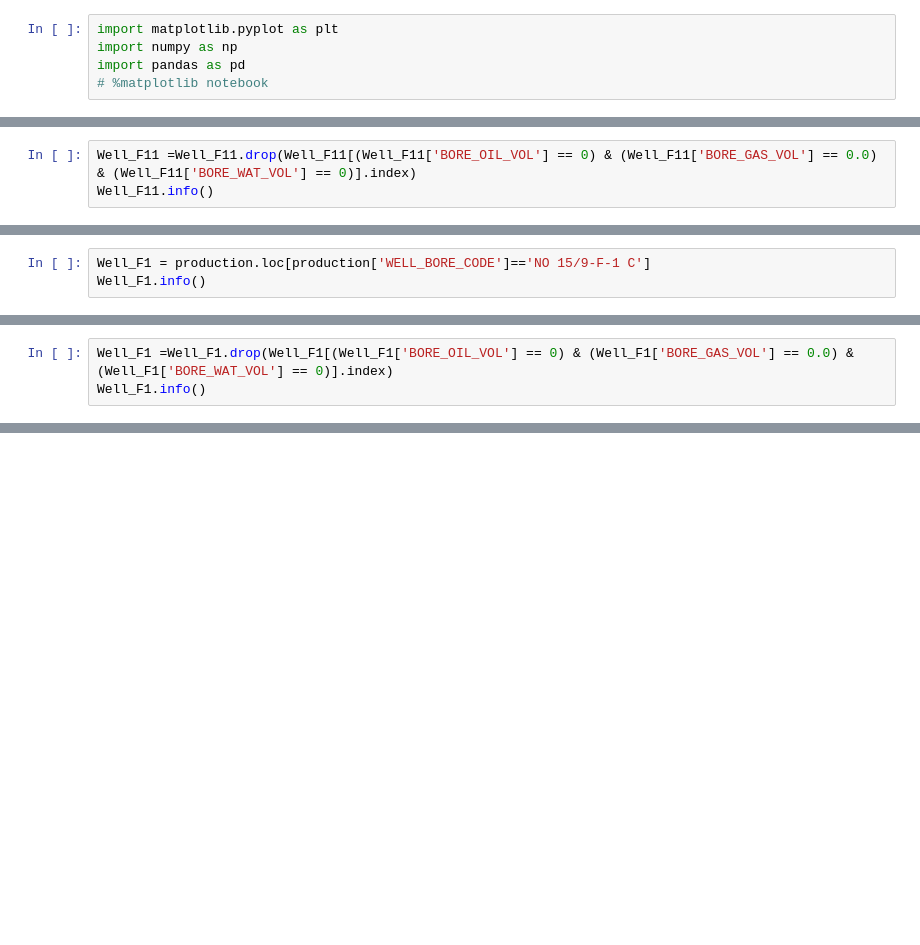
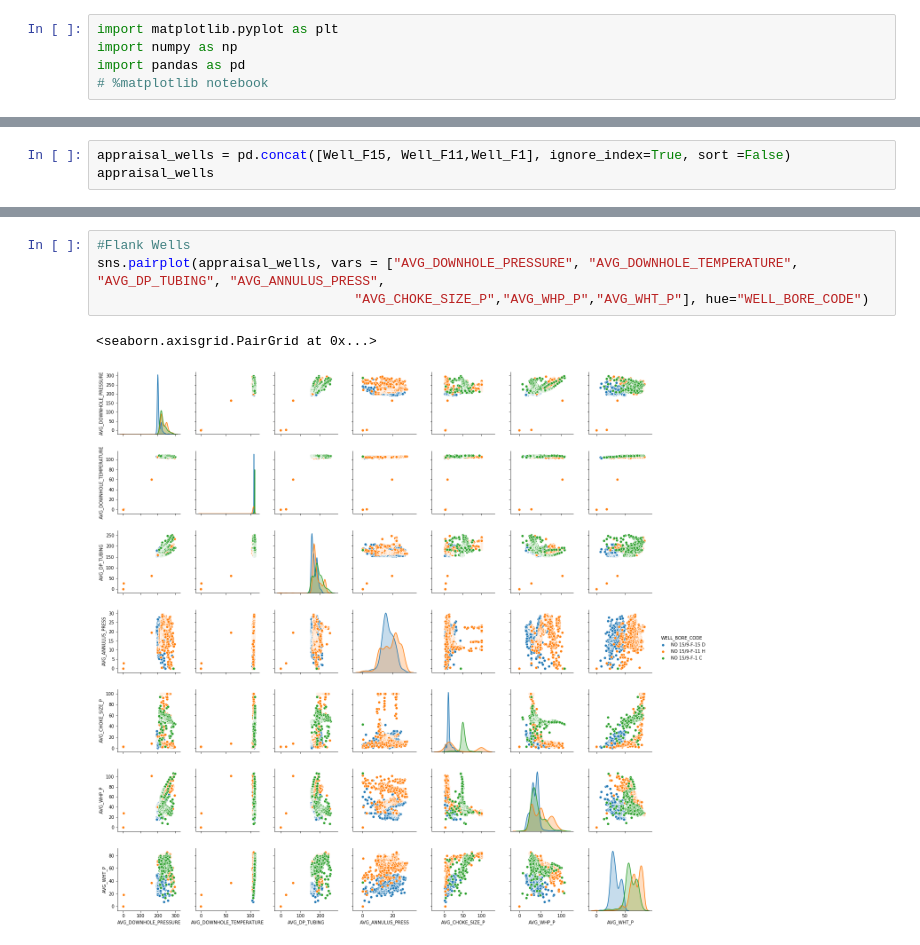
Before and after one commit to sgk2004/Volve-Dataset, a Jupyter notebook: Production/data_etl.ipynb, the cells around one changed output, grey strips where cells are left out. Saved outputs shown, nothing was run; the diff lists cells and outputs as text; blank space fills up the shorter version.

```diff
--- a/Production/data_etl.ipynb
+++ b/Production/data_etl.ipynb
@@ -888,3 +5,0 @@ memory usage: 126.8+ KB
-# %%
-Well_F11 =Well_F11.drop(Well_F11[(Well_F11['BORE_OIL_VOL'] == 0) & (Well_F11['BORE_GAS_VOL'] == 0.0) & (Well_F11['BORE_WAT_VOL'] == 0)].index)
-Well_F11.info()
@@ -976,3 +5,0 @@ plt.show()
-# %%
-Well_F1 = production.loc[production['WELL_BORE_CODE']=='NO 15/9-F-1 C']
-Well_F1.info()
@@ -1000,3 +5,0 @@ memory usage: 81.6+ KB
-# %%
-Well_F1 =Well_F1.drop(Well_F1[(Well_F1['BORE_OIL_VOL'] == 0) & (Well_F1['BORE_GAS_VOL'] == 0.0) & (Well_F1['BORE_WAT_VOL'] == 0)].index)
-Well_F1.info()
@@ -1084,0 +100,3 @@ plt.show()
+# %%
+appraisal_wells = pd.concat([Well_F15, Well_F11,Well_F1], ignore_index=True, sort =False)
+appraisal_wells
@@ -1084,0 +162,7 @@ plt.show()
+# %%
+#Flank Wells
+sns.pairplot(appraisal_wells, vars = ["AVG_DOWNHOLE_PRESSURE", "AVG_DOWNHOLE_TEMPERATURE", "AVG_DP_TUBING", "AVG_ANNULUS_PRESS",
+                                 "AVG_CHOKE_SIZE_P","AVG_WHP_P","AVG_WHT_P"], hue="WELL_BORE_CODE")
+# %% [output]
+<seaborn.axisgrid.PairGrid at 0x...>
+[figure, added]
```
Also changed, not shown: parts of 75 cells of this notebook, 3 other files.
